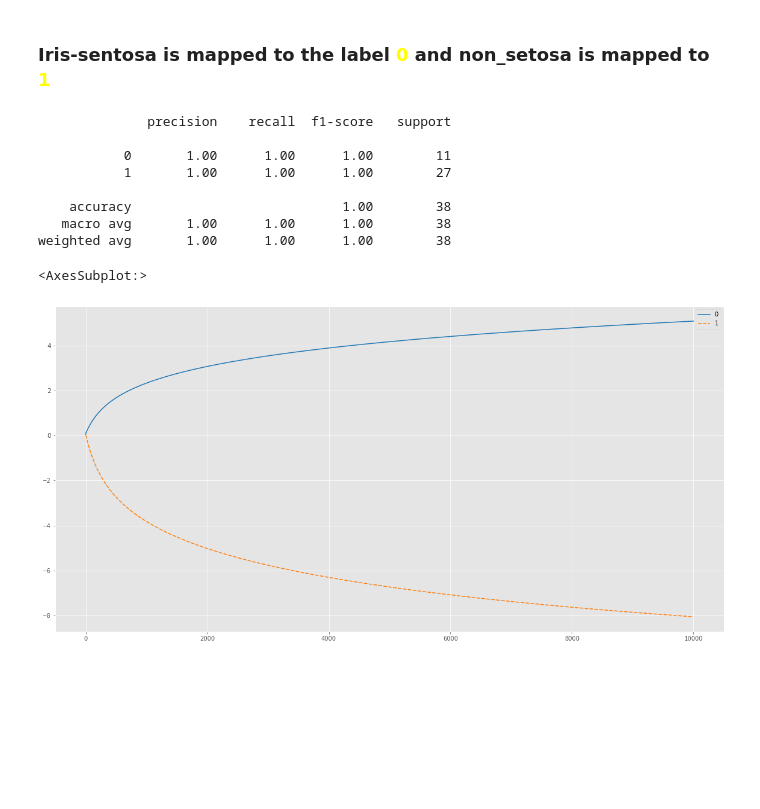
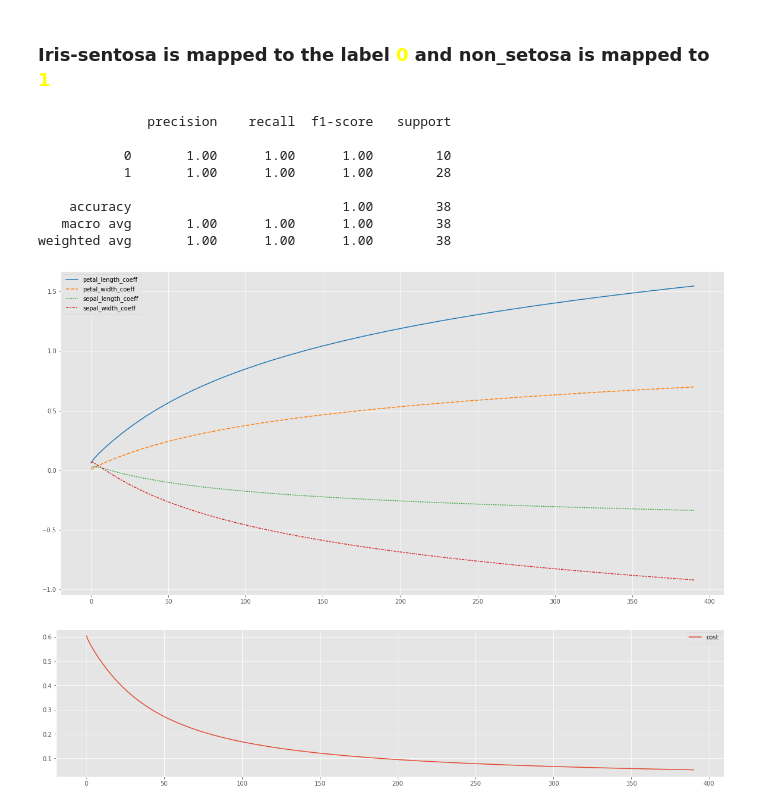
Before and after one commit to utkarshshukla2912/Model-Implimentations, a Jupyter notebook: LogisticRegression/BinaryClassLogisticRegression.ipynb, the cells around one changed output. Cells and saved outputs as stored; diff of their text form; code cells hidden in the pictures; blank space fills up the shorter version.

Commit message:
Added iteration stopage using convergence

```diff
--- a/LogisticRegression/BinaryClassLogisticRegression.ipynb
+++ b/LogisticRegression/BinaryClassLogisticRegression.ipynb
@@ -96,7 +92,7 @@ class BinaryClassLogisticRegression:
         """
         x = x.T # x shape is now (m,n)
         self.w = np.random.random((x.shape[0],1))*0.1 # w shape is (m,1)
-        iterations = 1
+        self.iterations = 1
         while True:
             self.w_tracker.append(self.w)
             # self.b_tracker.append(self.b)
@@ -108,11 +104,15 @@ class BinaryClassLogisticRegression:
             updated_w = self.w - self.alpha * dw
             updated_b = self.b - self.alpha * db
 
-            if iterations >= 10000:
+            convergence = []
+            for i in range(len(self.w)):
+                convergence.append(math.isclose(updated_w[i], self.w[i], rel_tol=1e-03))
+            if sum(convergence) == len(convergence):
                 break
+
             self.w = updated_w
             self.b = updated_b
-            iterations += 1
+            self.iterations += 1
 
     def test(self, x, y):
         prediction_probability, cost = self.get_performance(x.T, y)
@@ -123,7 +123,8 @@ class BinaryClassLogisticRegression:
         }
         return self.test_metrics["predictions"]
 # %%
-features = augmented_data[["sepal_length","sepal_width"]].values
+features_df = augmented_data[["petal_length", "petal_width", "sepal_length", "sepal_width"]]
+features = features_df.values
 labels = augmented_data["encoded_labels"].values
 x_train, x_test, y_train, y_test = train_test_split(features, labels)
 y_train = y_train.reshape((y_train.shape[0],1))
@@ -137,15 +138,20 @@ print(classification_report(y_test, predictions))
 # %% [output]
               precision    recall  f1-score   support
 
-           0       1.00      1.00      1.00        11
-           1       1.00      1.00      1.00        27
+           0       1.00      1.00      1.00        10
+           1       1.00      1.00      1.00        28
 
     accuracy                           1.00        38
    macro avg       1.00      1.00      1.00        38
 weighted avg       1.00      1.00      1.00        38
 # %%
-weights_df = pd.DataFrame([i.reshape((i.shape[0],)) for i in custom_model.w_tracker])
+weights_df = pd.DataFrame([i.reshape((i.shape[0],)) for i in custom_model.w_tracker], columns=[f"{i}_coeff" for i in features_df.columns])
 sns.lineplot(data=weights_df,palette="tab10")
+plt.show()
+plt.subplot(2,1,1)
+sns.lineplot(x=range(0, custom_model.iterations),y=custom_model.cost_tracker)
+plt.legend(["cost"])
+plt.show()
 # %% [output]
-<AxesSubplot:>
-[figure, old version]
+[figure, new version]
+[figure, added]
```
Also changed, not shown: parts of 1 cell of this notebook.
